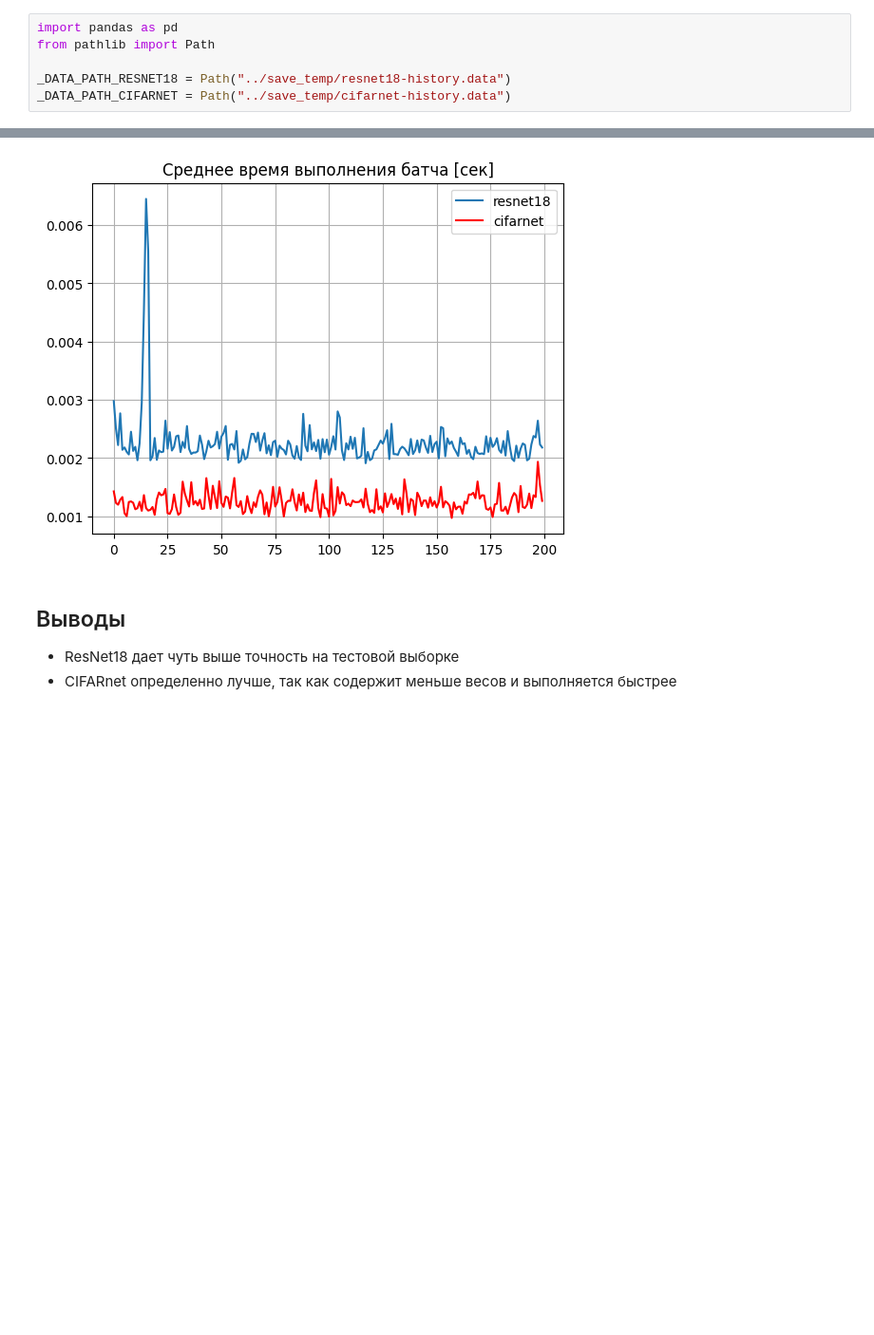
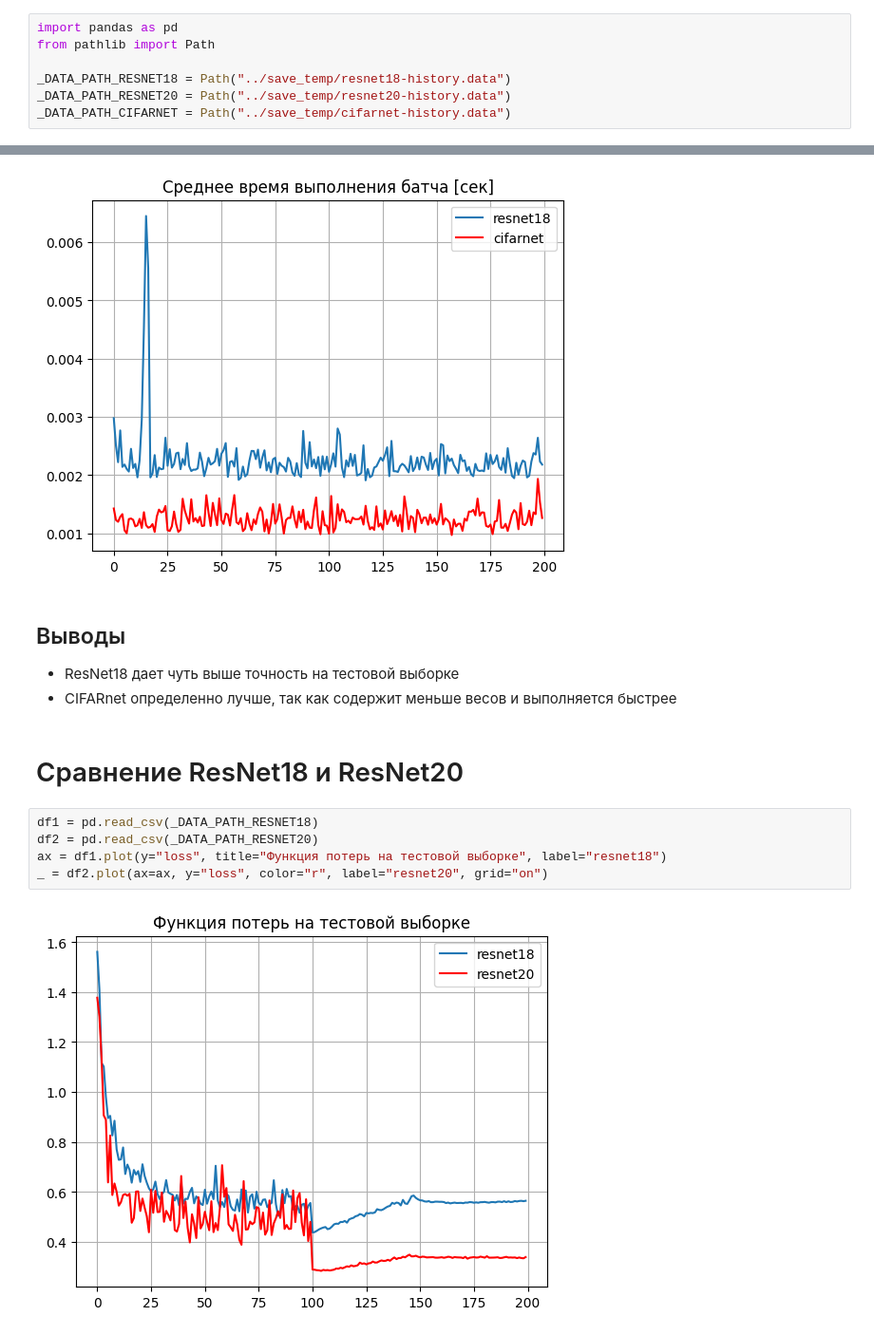
Before and after one commit to AlexChudinov/fork-pytorch_resnet_cifar10, a Jupyter notebook: notebooks/report.ipynb, the cells around one changed output, grey strips where cells are left out. Shown: that part at 95% size. Drawn from its saved outputs; the diff is of its cells as text; blank space fills up the shorter version.

Commit message:
resnet20

```diff
--- a/notebooks/report.ipynb
+++ b/notebooks/report.ipynb
@@ -5,6 +5,7 @@ import pandas as pd
 from pathlib import Path
 
 _DATA_PATH_RESNET18 = Path("../save_temp/resnet18-history.data")
+_DATA_PATH_RESNET20 = Path("../save_temp/resnet20-history.data")
 _DATA_PATH_CIFARNET = Path("../save_temp/cifarnet-history.data")
 # %%
 df1 = pd.read_csv(_DATA_PATH_RESNET18)
@@ -27,3 +28,12 @@ _ = df2.plot(ax=ax, y="batch_time", color="r", label="cifarnet", grid="on")
 ## Выводы
 * ResNet18 дает чуть выше точность на тестовой выборке
 * CIFARnet определенно лучше, так как содержит меньше весов и выполняется быстрее
+# %% [markdown]
+# Сравнение ResNet18 и ResNet20
+# %%
+df1 = pd.read_csv(_DATA_PATH_RESNET18)
+df2 = pd.read_csv(_DATA_PATH_RESNET20)
+ax = df1.plot(y="loss", title="Функция потерь на тестовой выборке", label="resnet18")
+_ = df2.plot(ax=ax, y="loss", color="r", label="resnet20", grid="on")
+# %% [output]
+[figure, added]
```
Also changed, not shown: parts of 3 cells of this notebook, 3 other files.
